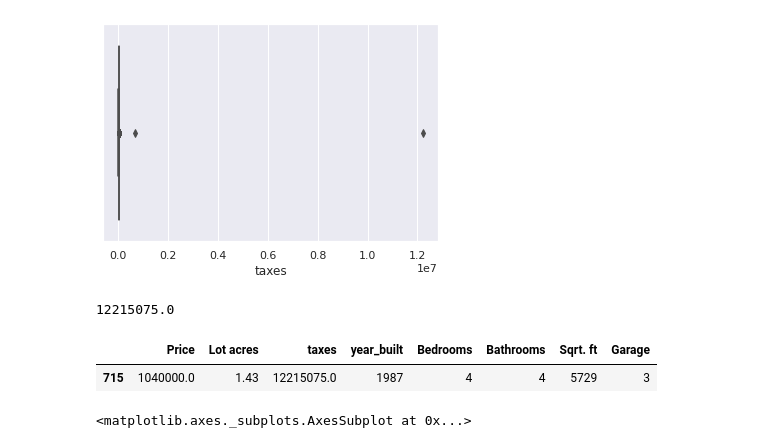
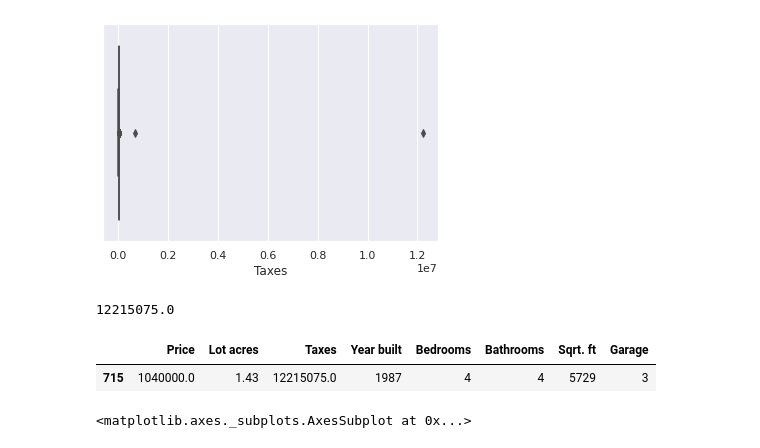
Before and after one commit to Jiji-96/Data-Cleaning-and-EDA, a Jupyter notebook: google_drive_data.ipynb, the cells around one changed output. Drawn from its saved outputs; the diff is of its cells as text; code cells hidden in the pictures.

```diff
--- a/google_drive_data.ipynb
+++ b/google_drive_data.ipynb
@@ -74,7 +74,7 @@ df2 = df2.drop(['MLS', 'zipcode', 'longitude', 'latitude', 'kitchen_features', '
 # %%
 #Renaming the columns
 # %%
-df2 = df2.rename(columns={"sold_price": "Price",  "lot_acres": "lot_acres", "year_bult": "Year built", "bedrooms":"Bedrooms", "bathrooms":"Bathrooms", "sqrt_ft":"Sqrt. ft", "garage": "Garage"  })
+df2 = df2.rename(columns={"sold_price": "Price",  "lot_acres": "Lot acres", "taxes":"Taxes", "year_built": "Year built", "bedrooms":"Bedrooms", "bathrooms":"Bathrooms", "sqrt_ft":"Sqrt. ft", "garage": "Garage"  })
 # %%
 df2.head(5)
 # %% [output]
@@ -189,9 +189,9 @@ df2['taxes'].max()
 # %% [output]
 12215075.0
 # %%
-df2.loc[df2['taxes'] == 12215075.0  ]
+df2.loc[df2['Taxes'] == 12215075.0  ]
 # %% [output]
-|  | Price | Lot acres | taxes | year_built | Bedrooms | Bathrooms | Sqrt. ft | Garage |
+|  | Price | Lot acres | Taxes | Year built | Bedrooms | Bathrooms | Sqrt. ft | Garage |
 | 715 | 1040000.0 | 1.43 | 12215075.0 | 1987 | 4 | 4 | 5729 | 3 |
 # %%
 #locating the outlier
```
Also changed, not shown: parts of 49 cells of this notebook.
